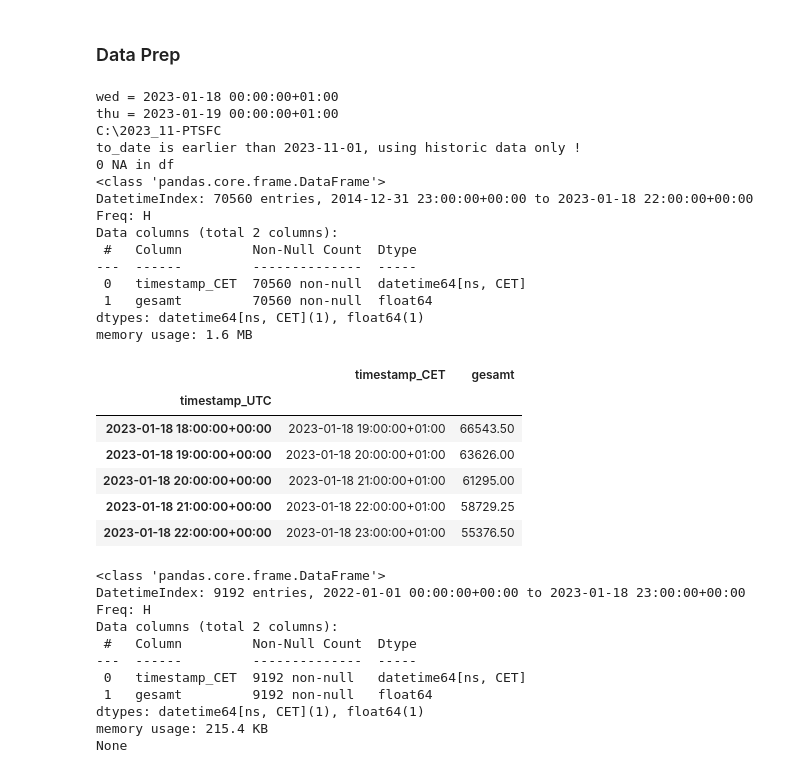
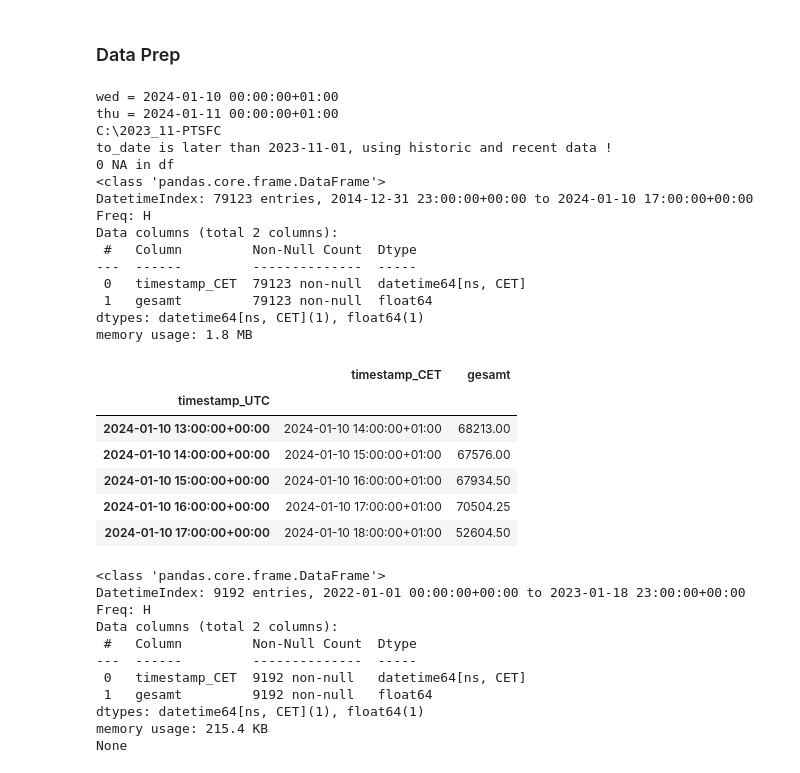
Before and after one commit to hikotei/2023_11-PTSFC, a Jupyter notebook: Energy/2024_01_05 working fcast pipeline.ipynb, the cells around one changed output. Drawn from its saved outputs; the diff is of its cells as text; code cells hidden in the pictures.

```diff
--- a/Energy/2024_01_05 working fcast pipeline.ipynb
+++ b/Energy/2024_01_05 working fcast pipeline.ipynb
@@ -33,46 +33,46 @@ reload(data_prepro)
 # = = = = = = = = = = = = =
 # generate prediction timestamps based on t0 = following thursday 00:00 dynamically
 
 # get current date and set time to 00:00
 t_now = pd.Timestamp.now(tz='CET').replace(hour=0, minute=0, second=0, microsecond=0)
-t_now = pd.Timestamp(year=2023, month=1, day=18, hour=0, minute=0, second=0, microsecond=0, tz='CET')
+# t_now = pd.Timestamp(year=2023, month=1, day=18, hour=0, minute=0, second=0, microsecond=0, tz='CET')
 
 # get days left till thursday
 days_left = 3 - t_now.dayofweek
 # get thursday and wednesday
 t_thursday = t_now + pd.Timedelta(days=days_left)
 t_wednesday = t_thursday - pd.Timedelta(days=1)
 print(f"wed = {t_wednesday}")
 print(f"thu = {t_thursday}")
 
 # = = = = = = = = = = = = =
 # get data
 df_energy = data_prepro.get_energy_data_today(to_date=t_wednesday.strftime('%Y%m%d'))
 df_energy.info()
 df_energy.tail(5)
 # %% [output]
-wed = 2023-01-18 00:00:00+01:00
-thu = 2023-01-19 00:00:00+01:00
+wed = 2024-01-10 00:00:00+01:00
+thu = 2024-01-11 00:00:00+01:00
 C:\2023_11-PTSFC
-to_date is earlier than 2023-11-01, using historic data only !
+to_date is later than 2023-11-01, using historic and recent data !
 0 NA in df
 <class 'pandas.core.frame.DataFrame'>
-DatetimeIndex: 70560 entries, 2014-12-31 23:00:00+00:00 to 2023-01-18 22:00:00+00:00
+DatetimeIndex: 79123 entries, 2014-12-31 23:00:00+00:00 to 2024-01-10 17:00:00+00:00
 Freq: H
 Data columns (total 2 columns):
  #   Column         Non-Null Count  Dtype
 ---  ------         --------------  -----
- 0   timestamp_CET  70560 non-null  datetime64[ns, CET]
- 1   gesamt         70560 non-null  float64
+ 0   timestamp_CET  79123 non-null  datetime64[ns, CET]
+ 1   gesamt         79123 non-null  float64
 dtypes: datetime64[ns, CET](1), float64(1)
-memory usage: 1.6 MB
+memory usage: 1.8 MB
 |  | timestamp_CET | gesamt |
 | timestamp_UTC |  |  |
-| 2023-01-18 18:00:00+00:00 | 2023-01-18 19:00:00+01:00 | 66543.50 |
-| 2023-01-18 19:00:00+00:00 | 2023-01-18 20:00:00+01:00 | 63626.00 |
-| 2023-01-18 20:00:00+00:00 | 2023-01-18 21:00:00+01:00 | 61295.00 |
-| 2023-01-18 21:00:00+00:00 | 2023-01-18 22:00:00+01:00 | 58729.25 |
-| 2023-01-18 22:00:00+00:00 | 2023-01-18 23:00:00+01:00 | 55376.50 |
+| 2024-01-10 13:00:00+00:00 | 2024-01-10 14:00:00+01:00 | 68213.00 |
+| 2024-01-10 14:00:00+00:00 | 2024-01-10 15:00:00+01:00 | 67576.00 |
+| 2024-01-10 15:00:00+00:00 | 2024-01-10 16:00:00+01:00 | 67934.50 |
+| 2024-01-10 16:00:00+00:00 | 2024-01-10 17:00:00+01:00 | 70504.25 |
+| 2024-01-10 17:00:00+00:00 | 2024-01-10 18:00:00+01:00 | 52604.50 |
 # %%
 # = = = = = = = = = = = = = = = = = = = = = = = = = = = = = = = =
 # take smaller dataset
```
Also changed, not shown: parts of 1 cell of this notebook, 3 other files.
